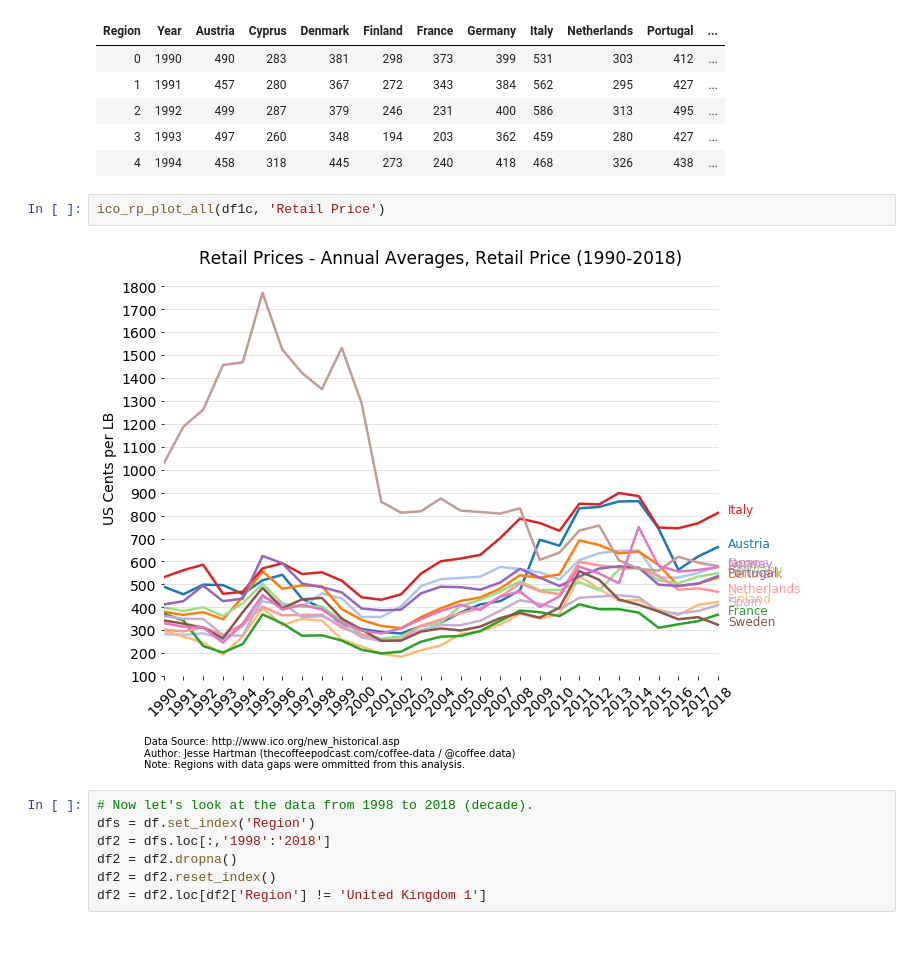
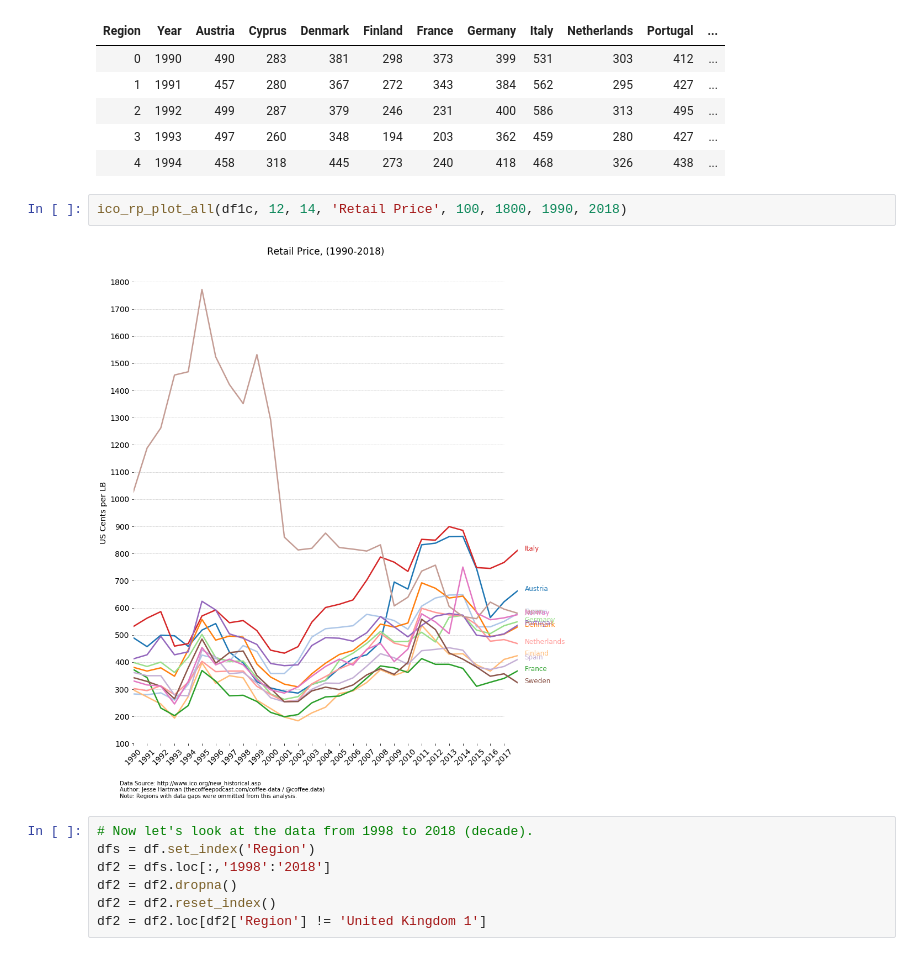
Before and after one commit to coffee-data/ico-analysis, a Jupyter notebook: Retail Prices/main.ipynb, the cells around one changed output. Saved outputs shown, nothing was run; the diff lists cells and outputs as text.

Commit message:
Cleaned up graphs and their functions

```diff
--- a/Retail Prices/main.ipynb
+++ b/Retail Prices/main.ipynb
@@ -300,9 +306,9 @@ df1c.head()
 | 3 | 1993 | 497 | 260 | 348 | 194 | 203 | 362 | 459 | 280 | 427 | ... |
 | 4 | 1994 | 458 | 318 | 445 | 273 | 240 | 418 | 468 | 326 | 438 | ... |
 # %%
-ico_rp_plot_all(df1c, 'Retail Price')
+ico_rp_plot_all(df1c, 12, 14, 'Retail Price', 100, 1800, 1990, 2018)
 # %% [output]
-[figure, old version]
+[figure, new version]
 # %%
 # Now let's look at the data from 1998 to 2018 (decade).
 dfs = df.set_index('Region')
```
Also changed, not shown: parts of 6 cells of this notebook, 5 other files.
